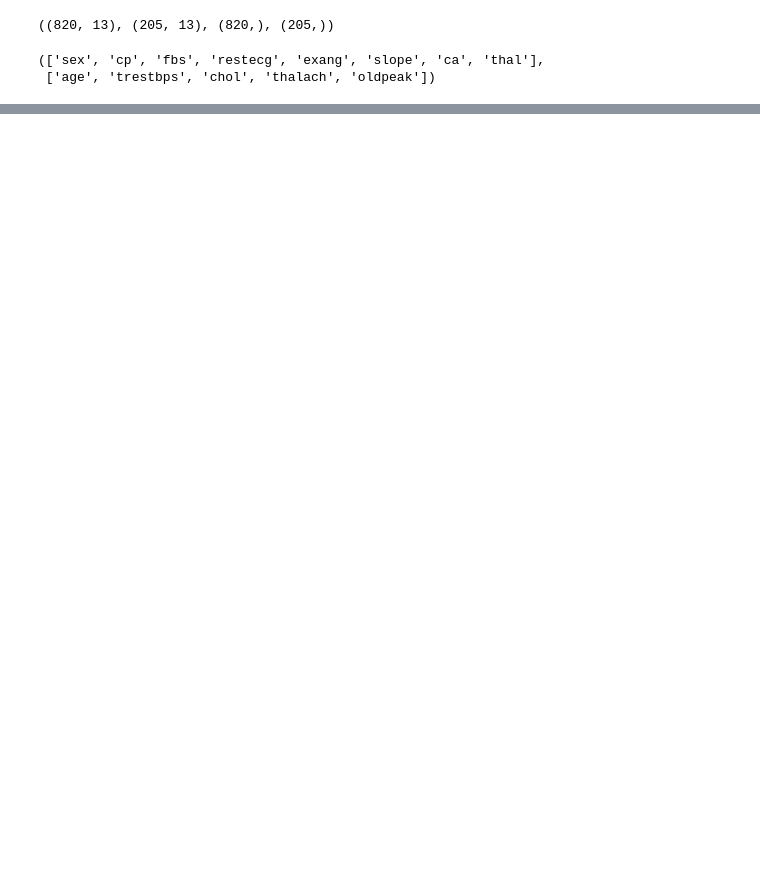
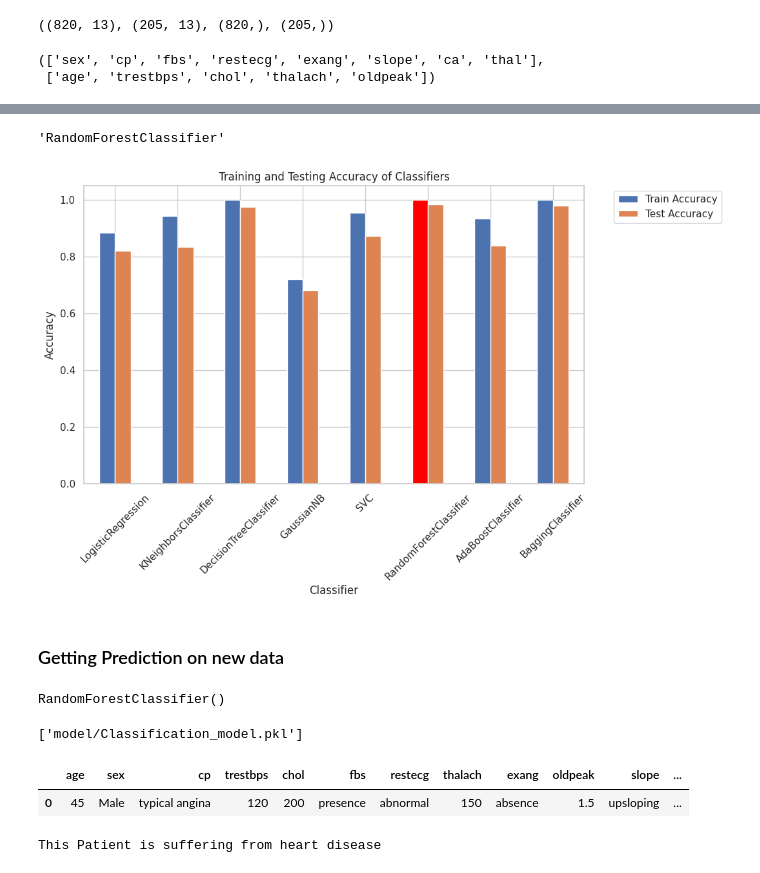
Before and after one commit to ehtisham-sadiq/Building-an-ML-Based-Heart-Disease-Diagnosis-System-with-Flask, a Jupyter notebook: notebook/EDA.ipynb, the cells around one changed output, grey strips where cells are left out. Drawn from its saved outputs; the diff is of its cells as text; code cells hidden in the pictures; blank space fills up the shorter version.

```diff
--- a/notebook/EDA.ipynb
+++ b/notebook/EDA.ipynb
@@ -525,0 +567,9 @@ from sklearn.ensemble import RandomForestClassifier, AdaBoostClassifier, Bagging
+# %%
+classifiers = ['LogisticRegression', 'KNeighborsClassifier', 'DecisionTreeClassifier', 'GaussianNB', 'SVC', 'RandomForestClassifier', 'AdaBoostClassifier', 'BaggingClassifier']
+train_accuracy = [0.884, 0.944, 1.0, 0.721, 0.954, 1.0, 0.934, 1.0]
+test_accuracy = [0.82, 0.834, 0.976, 0.683, 0.873, 0.985, 0.839, 0.98]
+
+
+data = {'Classifier': classifiers, 'Train Accuracy': train_accuracy, 'Test Accuracy': test_accuracy}
+new_df = pd.DataFrame(data)
+new_df
@@ -525,0 +586,2 @@ from sklearn.ensemble import RandomForestClassifier, AdaBoostClassifier, Bagging
+# %%
+new_df.set_index('Classifier', inplace=True)
@@ -525,0 +601,55 @@ from sklearn.ensemble import RandomForestClassifier, AdaBoostClassifier, Bagging
+# %%
+best_model = new_df['Test Accuracy'].idxmax()
+best_model
+# %% [output]
+'RandomForestClassifier'
+# %%
+sns.set(style='whitegrid')
+ax = new_df.plot(kind='bar', figsize=(10, 6))
+ax.set_ylabel('Accuracy')
+ax.set_title('Training and Testing Accuracy of Classifiers')
+plt.xticks(rotation=45)
+plt.legend(bbox_to_anchor=(1.05, 1), loc='upper left')
+
+ax.patches[new_df.index.get_loc(best_model)].set_facecolor('red')
+
+plt.show()
+# %% [output]
+[figure, added]
+# %% [markdown]
+### Getting Prediction on new data
+# %%
+best_Model = RandomForestClassifier()
+best_Model.fit(X_train_transformed, y_train)
+# %% [output]
+RandomForestClassifier()
+# %%
+#save model
+import joblib
+
+joblib.dump(best_Model, 'model/Classification_model.pkl')
+# %% [output]
+['model/Classification_model.pkl']
+# %%
+#new data
+new_user_data = pd.DataFrame(data={
+    'age': 45,
+    'sex': 'Male',
+    'cp': 'typical angina',
+    'trestbps': 120,
+    'chol': 200,
+    'fbs': 'presence',
+    'restecg': 'abnormal',
+    'thalach': 150,
+    'exang': 'absence',
+    'oldpeak': 1.5,
+    'slope': 'upsloping',
+    'ca': '3 major vessels',
+    'thal': 'fixed defect'
+}, index=[0])
+
+
+new_user_data
+# %% [output]
+|  | age | sex | cp | trestbps | chol | fbs | restecg | thalach | exang | oldpeak | slope | ... |
+| 0 | 45 | Male | typical angina | 120 | 200 | presence | abnormal | 150 | absence | 1.5 | upsloping | ... |
@@ -525,0 +660,7 @@ from sklearn.ensemble import RandomForestClassifier, AdaBoostClassifier, Bagging
+# %%
+if result==1:
+    print("This Patient is suffering from heart disease")
+else:
+    print("This Patient is not suffering from heart disease")
+# %% [output]
+This Patient is suffering from heart disease
```
Also changed, not shown: parts of 31 cells of this notebook, 6 other files.
